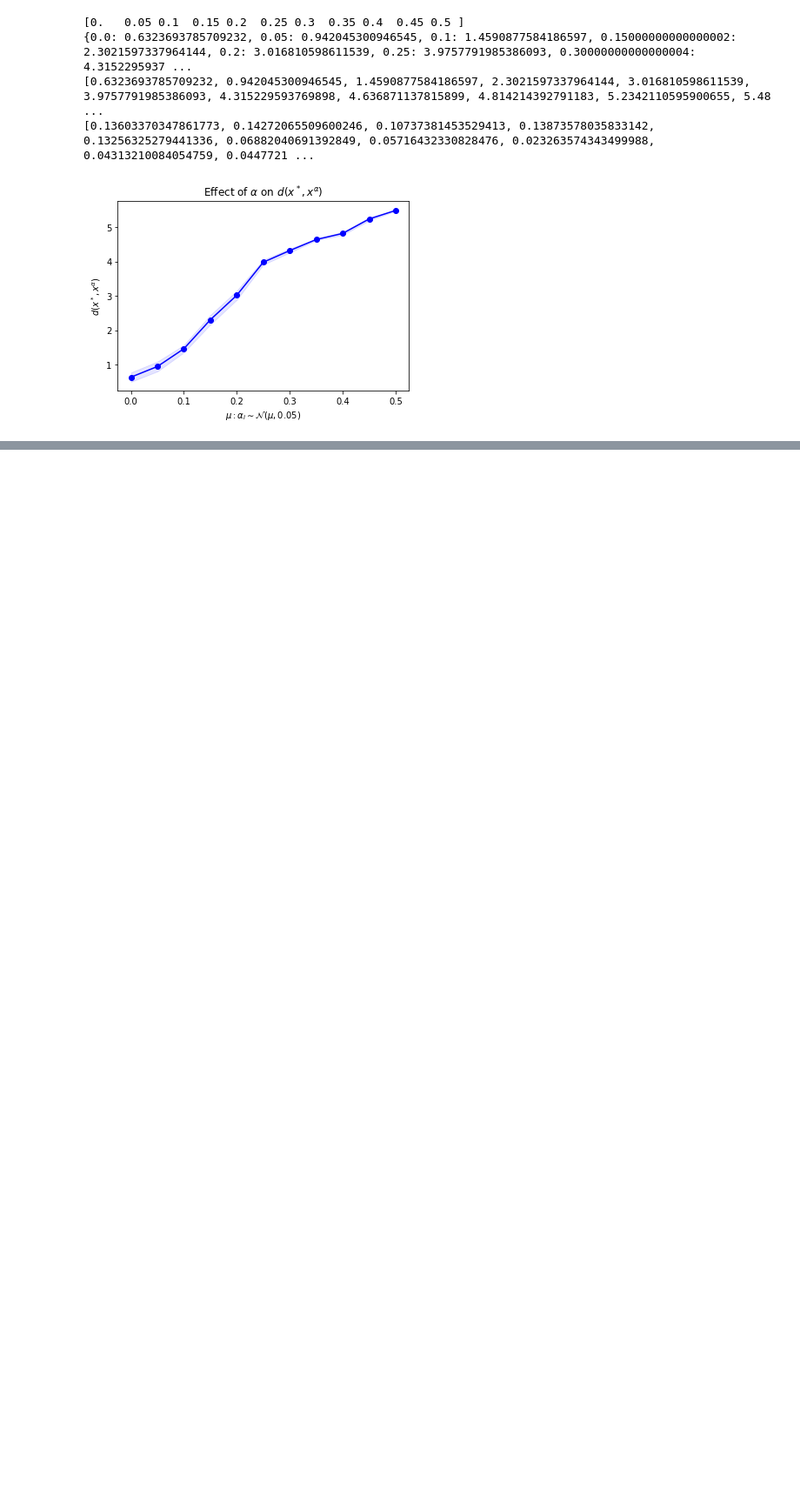
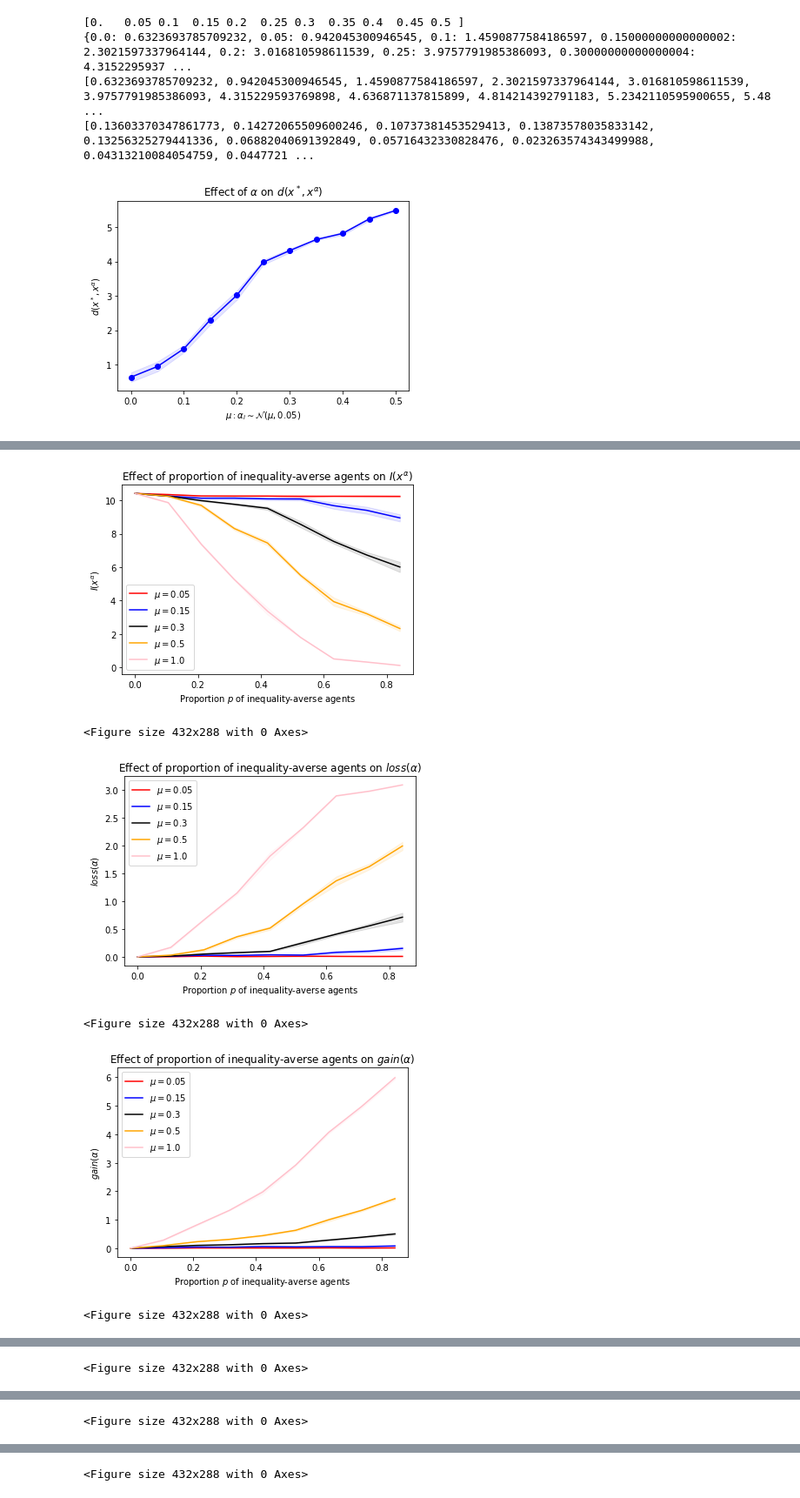
Before and after one commit to jfinocchiaro/divisible-allocation-inequality, a Jupyter notebook: no-money/coursematch_preproc.ipynb, the cells around one changed output, grey strips where cells are left out. Shown: that part at 87% size. Drawn from its saved outputs; the diff is of its cells as text; code cells hidden in the pictures; blank space fills up the shorter version.

```diff
--- a/no-money/coursematch_preproc.ipynb
+++ b/no-money/coursematch_preproc.ipynb
@@ -126,14 +128,14 @@ KeyboardInterrupt:
 #with open('pickles/alpha_trial_dict_alphas_classconstraints.pickle', 'wb') as handle:
 #    pickle.dump(alpha_trial_dict_alphas, handle, protocol=pickle.HIGHEST_PROTOCOL)
 # %%
-with open('pickles/alpha_trial_dict_inequality_classconstraints.pickle', 'rb') as handle:
+with open('pickles/coursematch/alpha_trial_dict_inequality_classconstraints.pickle', 'rb') as handle:
     alpha_trial_dict_inequality = pickle.load(handle)
 
-with open('pickles/alpha_trial_dict_allocv_classconstraints.pickle', 'rb') as handle:
+with open('pickles/coursematch/alpha_trial_dict_allocv_classconstraints.pickle', 'rb') as handle:
     alpha_trial_dict_allocv = pickle.load(handle)
 
-with open('pickles/alpha_trial_dict_allocu_classconstraints.pickle', 'rb') as handle:
+with open('pickles/coursematch/alpha_trial_dict_allocu_classconstraints.pickle', 'rb') as handle:
     alpha_trial_dict_allocu = pickle.load(handle)
 
-with open('pickles/alpha_trial_dict_alphas_classconstraints.pickle', 'rb') as handle:
+with open('pickles/coursematch/alpha_trial_dict_alphas_classconstraints.pickle', 'rb') as handle:
     alpha_trial_dict_alphas = pickle.load(handle)
@@ -416 +396,21 @@ plottyplot(dfs, alpha_vals, 'usw max util loss', '$IT(\\alpha)$', 'Effect of pro
+# %%
+def plottyplot(dfs, alpha_vals, y, y_label, plot_title, filename,location='upper right'):
+    ## Printing plots! :upside down smiling face:
+    color_list = ['red', 'blue', 'black', 'orange', 'pink']
+    colors = {key: color_list[i] for i, key in enumerate(alpha_vals)}
+    label_list = ['$\\mu = $' + str(av)for av in alpha_vals]
+    labels = {key: label_list[i] for i, key in enumerate(alpha_vals)}
+
+    plt.figure()
+    for j, av in enumerate(alpha_vals):
+        why = [np.mean(list(dfs[av][y][num])) for num in range(len(list(dfs[av][y])))]
+        plt.plot(list(dfs[av]['prop cares']), why, color=colors[av], ls='-', label=labels[av])
+        conf_int = [1.96 * np.std(list(dfs[av][y][num])) / np.sqrt(len(list(dfs[av][y][num]))) for num in range(len(list(dfs[av][y])))]
+        plt.fill_between(list(dfs[av]['prop cares']), ([why[i] - conf_int[i] for i in range(len(why))]), ([why[i] + conf_int[i] for i in range(len(why))]), color=colors[av], alpha=.1)
+        plt.title(plot_title)
+        plt.xlabel('Proportion $p$ of inequality-averse agents')
+        plt.ylabel(y_label)
+        plt.legend(loc=location)
+    plt.show()
+    plt.savefig(filename)
 # %%
@@ -418,0 +422,15 @@ with open('pickles/coursematch/propaverse.pickle', 'wb') as handle:
+# %%
+plottyplot(dfs, alpha_vals, 'usw xalpha FS inequality', '$I(x^\\alpha)$', 'Effect of proportion of inequality-averse agents on $I(x^\\alpha)$', 'figs/coursematch/effect_propaverse_inequality_test.png',location='lower left')
+plottyplot(dfs, alpha_vals, 'loss', '$loss(\\alpha)$', 'Effect of proportion of inequality-averse agents on $loss(\\alpha)$', 'figs/coursematch/effect_propaverse_loss_test.png', location='upper left')
+plottyplot(dfs, alpha_vals, 'gain', '$gain(\\alpha)$', 'Effect of proportion of inequality-averse agents on $gain(\\alpha)$', 'figs/coursematch/effect_propaverse_gain_test.png', location='upper left')
+plottyplot(dfs, alpha_vals[1:], 'gain to loss', '$gain-to-loss(\\alpha)$', 'Effect of proportion of inequality-averse agents on $gain:loss(\\alpha)$', 'figs/coursematch/effect_propaverse_glratio_test.png', location='upper right')
+plottyplot(dfs, alpha_vals, 'usw max util loss', '$IT(\\alpha)$', 'Effect of proportion of inequality-averse agents on $IT(\\alpha)$', 'figs/coursematch/effect_propaverse_it_test.png', location='upper left')
+#plottyplot(dfs, alpha_vals, 'usw max util loss', '$IT(\\alpha)$', 'Effect of proportion of inequality-averse agents on $IT(\\alpha)$', 'figs/coursematch/effect_propaverse_it_test.png', location='upper left')
+plottyplot(dfs, alpha_vals, 'distance', '$d(x^*, x^\\alpha)$', 'Effect of proportion of inequality-averse agents on $d(x^*, x^\\alpha)$', 'figs/coursematch/effect_propaverse_distance_test.png', location='upper left')
+# %% [output]
+[figure, added]
+<Figure size 432x288 with 0 Axes>
+[figure, added]
+<Figure size 432x288 with 0 Axes>
+[figure, added]
+<Figure size 432x288 with 0 Axes>
@@ -418,0 +438 @@ with open('pickles/coursematch/propaverse.pickle', 'wb') as handle:
+<Figure size 432x288 with 0 Axes>
@@ -418,0 +440 @@ with open('pickles/coursematch/propaverse.pickle', 'wb') as handle:
+<Figure size 432x288 with 0 Axes>
@@ -418,0 +442 @@ with open('pickles/coursematch/propaverse.pickle', 'wb') as handle:
+<Figure size 432x288 with 0 Axes>
```
Also changed, not shown: parts of 7 cells of this notebook, 2 other files.
